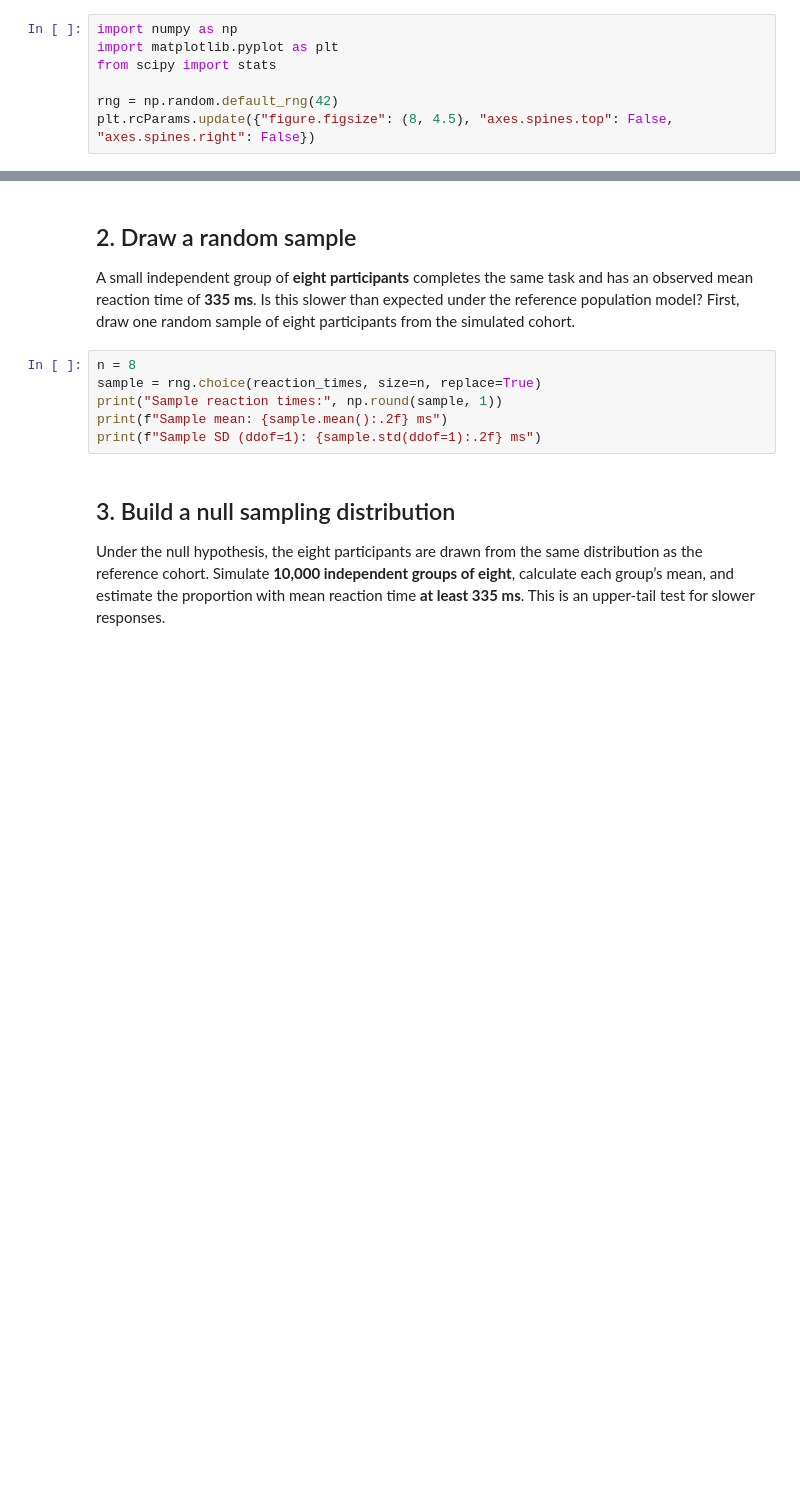
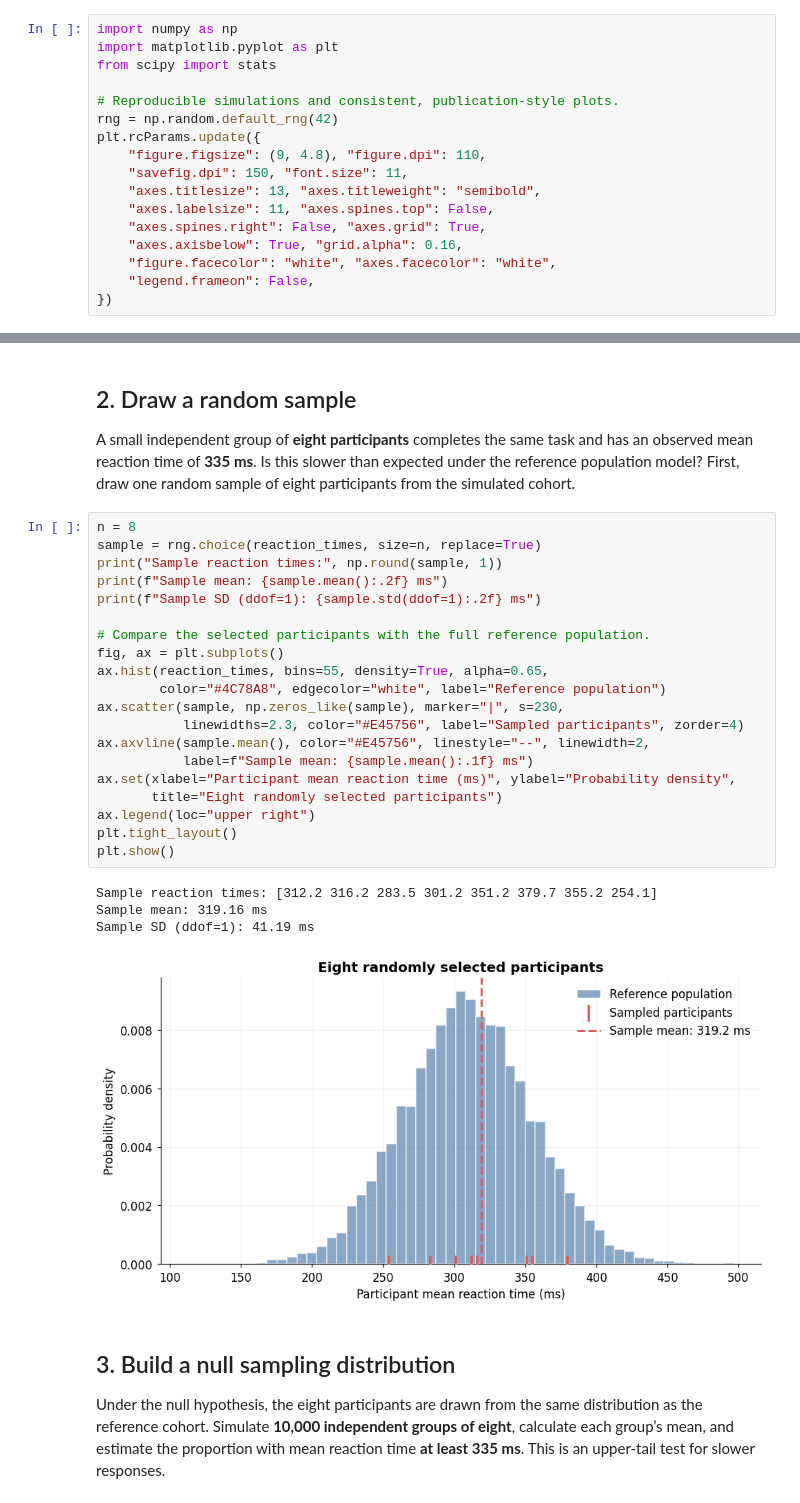
Before and after one commit to EleanorSC/psychology-stats-tutorial, a Jupyter notebook: tutorials/sampling_and_inference.ipynb, the cells around one changed output, grey strips where cells are left out. Drawn from its saved outputs; the diff is of its cells as text; blank space fills up the shorter version.

```diff
--- a/tutorials/sampling_and_inference.ipynb
+++ b/tutorials/sampling_and_inference.ipynb
@@ -9,8 +15,18 @@ import numpy as np
 import matplotlib.pyplot as plt
 from scipy import stats
 
+# Reproducible simulations and consistent, publication-style plots.
 rng = np.random.default_rng(42)
-plt.rcParams.update({"figure.figsize": (8, 4.5), "axes.spines.top": False, "axes.spines.right": False})
+plt.rcParams.update({
+    "figure.figsize": (9, 4.8), "figure.dpi": 110,
+    "savefig.dpi": 150, "font.size": 11,
+    "axes.titlesize": 13, "axes.titleweight": "semibold",
+    "axes.labelsize": 11, "axes.spines.top": False,
+    "axes.spines.right": False, "axes.grid": True,
+    "axes.axisbelow": True, "grid.alpha": 0.16,
+    "figure.facecolor": "white", "axes.facecolor": "white",
+    "legend.frameon": False,
+})
 # %% [markdown]
 ## 1. Simulate a population of reaction times
 
@@ -34,9 +54,28 @@ A small independent group of **eight participants** completes the same task and
 # %%
 n = 8
 sample = rng.choice(reaction_times, size=n, replace=True)
 print("Sample reaction times:", np.round(sample, 1))
 print(f"Sample mean: {sample.mean():.2f} ms")
 print(f"Sample SD (ddof=1): {sample.std(ddof=1):.2f} ms")
+
+# Compare the selected participants with the full reference population.
+fig, ax = plt.subplots()
+ax.hist(reaction_times, bins=55, density=True, alpha=0.65,
+        color="#4C78A8", edgecolor="white", label="Reference population")
+ax.scatter(sample, np.zeros_like(sample), marker="|", s=230,
+           linewidths=2.3, color="#E45756", label="Sampled participants", zorder=4)
+ax.axvline(sample.mean(), color="#E45756", linestyle="--", linewidth=2,
+           label=f"Sample mean: {sample.mean():.1f} ms")
+ax.set(xlabel="Participant mean reaction time (ms)", ylabel="Probability density",
+       title="Eight randomly selected participants")
+ax.legend(loc="upper right")
+plt.tight_layout()
+plt.show()
+# %% [output]
+Sample reaction times: [312.2 316.2 283.5 301.2 351.2 379.7 355.2 254.1]
+Sample mean: 319.16 ms
+Sample SD (ddof=1): 41.19 ms
+[figure, added]
 # %% [markdown]
 ## 3. Build a null sampling distribution
 
```
Also changed, not shown: parts of 10 cells of this notebook.
